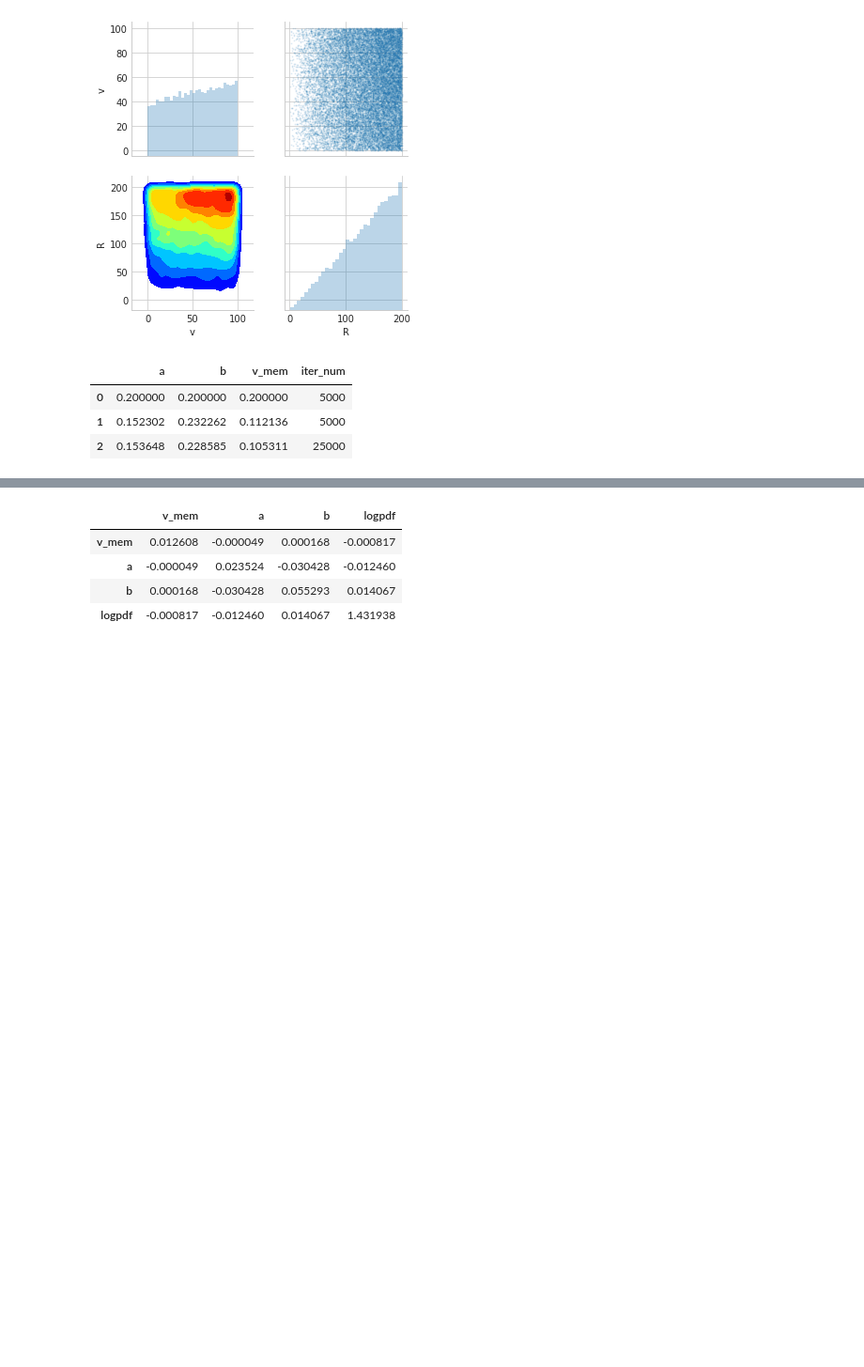
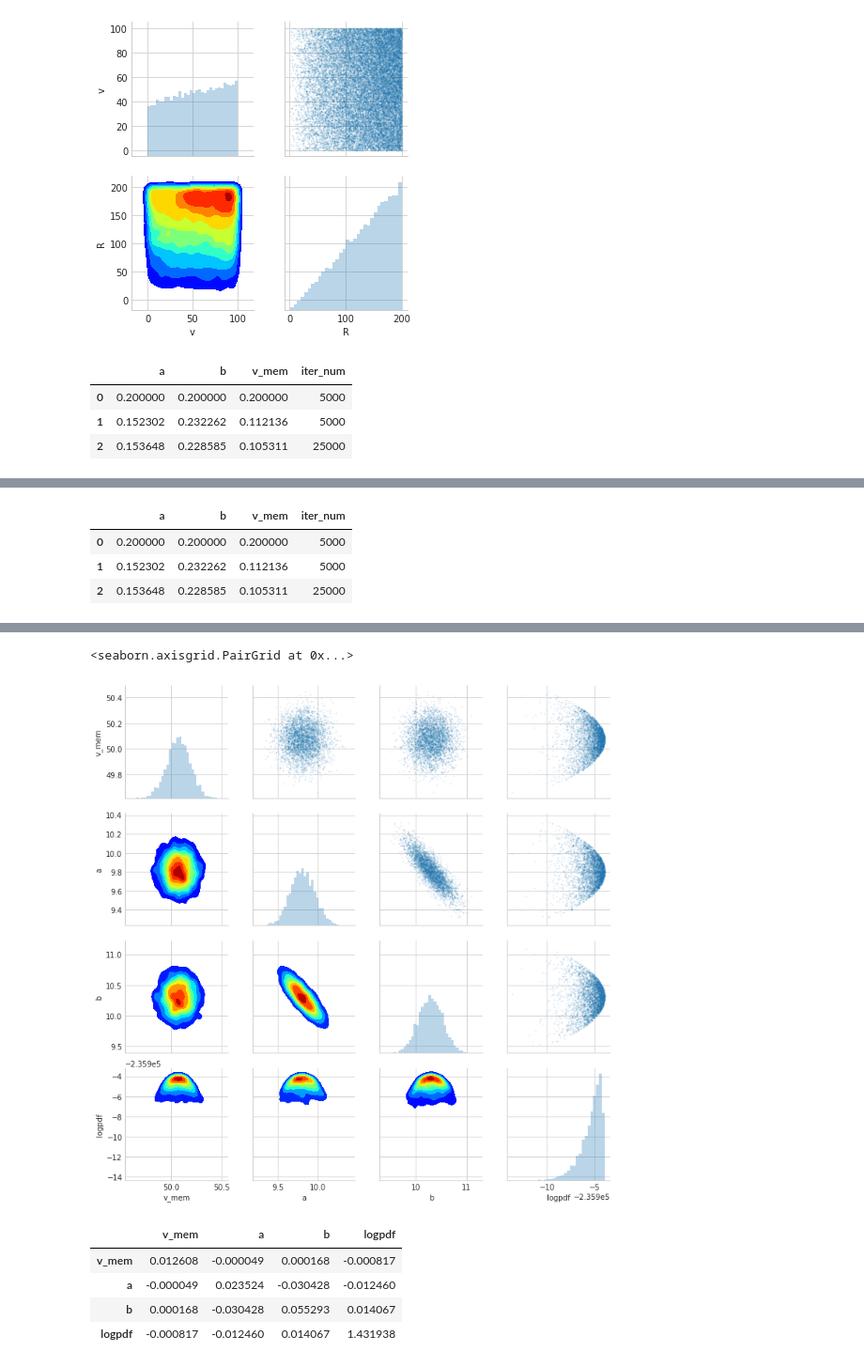
Before and after one commit to gomeshun/modKI17, a Jupyter notebook: python/memonly.ipynb, the cells around one changed output, grey strips where cells are left out. Shown: that part at 94% size. Saved outputs shown, nothing was run; the diff lists cells and outputs as text; code cells hidden in the pictures; blank space fills up the shorter version.

```diff
--- a/python/memonly.ipynb
+++ b/python/memonly.ipynb
@@ -69,0 +62,12 @@ UserWarning: The following kwargs were not used by contour: 'label', 'color'
+# %%
+fname = "memonly_v004"
+# memonly_v003: MCMC, 5000 stars
+# memonly_v004: MCMC, 25000 stars
+display(pd.read_csv("mclog_"+fname+".csv"))
+mcchain = pd.read_csv("params_chain_"+fname+".csv")[-25000::5]
+mypairplot(mcchain)
+# %% [output]
+|  | a | b | v_mem | iter_num |
+| 0 | 0.200000 | 0.200000 | 0.200000 | 5000 |
+| 1 | 0.152302 | 0.232262 | 0.112136 | 5000 |
+| 2 | 0.153648 | 0.228585 | 0.105311 | 25000 |
@@ -70,3 +76,5 @@ UserWarning: The following kwargs were not used by contour: 'label', 'color'
+<seaborn.axisgrid.PairGrid at 0x...>
+[figure, added]
 # %%
 mcchain.cov()
 # %% [output]
```
Also changed, not shown: parts of 6 cells of this notebook, 2 other files.
